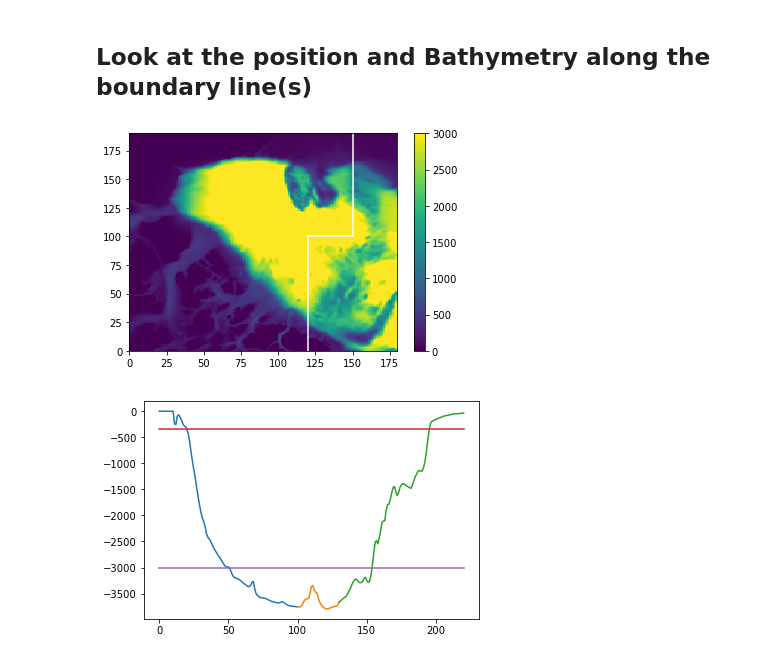
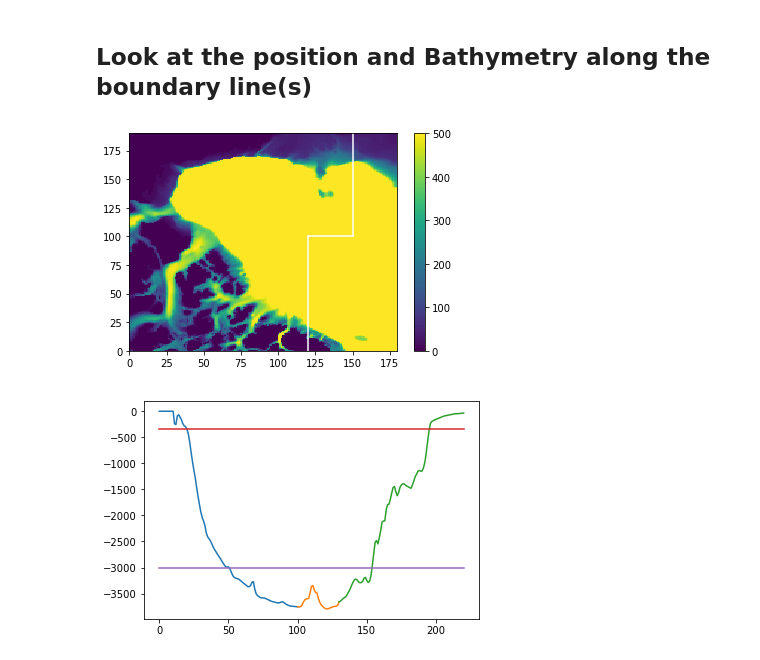
Before and after one commit to UBC-MOAD/analysis-cindy, a Jupyter notebook: proj2_notebooks/Susans.ipynb, the cells around one changed output. Saved outputs shown, nothing was run; the diff lists cells and outputs as text; code cells hidden in the pictures.

```diff
--- a/proj2_notebooks/Susans.ipynb
+++ b/proj2_notebooks/Susans.ipynb
@@ -83,13 +111,13 @@ corn6_j = jmin
 # %% [markdown]
 ## Look at the position and Bathymetry along the boundary line(s)
 # %%
-plt.pcolormesh(bathy[imin:imax, jmin:jmax], vmax=3000, vmin=0)
+plt.pcolormesh(bathy[imin:imax, jmin:jmax], vmax=500, vmin=0)
 plt.colorbar()
 plt.plot(np.array([corn2_j, corn3_j]) - jmin, np.array([corn2_i, corn3_i]) - imin, 'w')
 plt.plot(np.array([corn3_j, corn4_j]) - jmin, np.array([corn3_i, corn4_i]) - imin, 'w')
 plt.plot(np.array([corn4_j, corn5_j]) - jmin, np.array([corn4_i, corn5_i]) - imin, 'w');
 # %% [output]
-[figure, old version]
+[figure, new version]
 # %%
 plt.plot(np.arange(corn3_i - corn2_i + 1),-bathy[corn2_i:corn3_i+1, corn2_j])
 plt.plot(np.arange(corn4_j - corn3_j + 1) + (corn3_i - corn2_i), -bathy[corn3_i, corn3_j:corn4_j+1])
```
Also changed, not shown: parts of 12 cells of this notebook.
